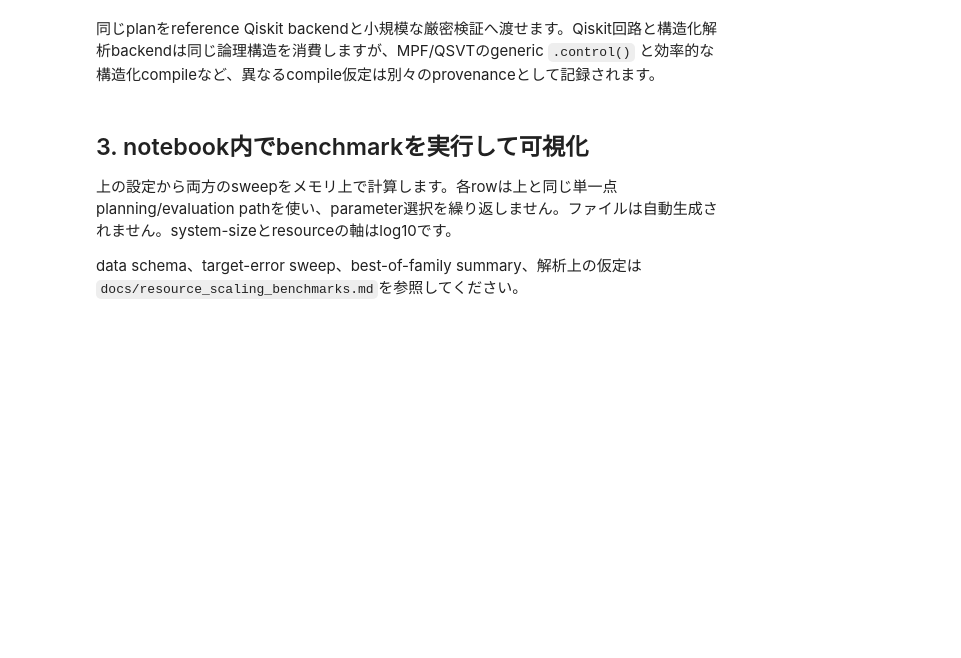
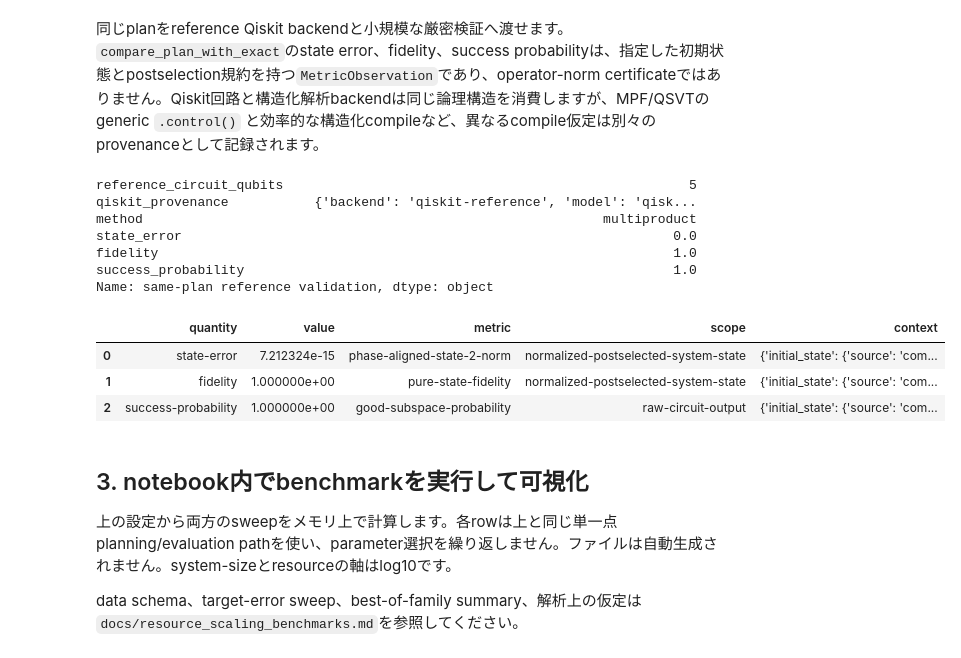
Before and after one commit to xiang-gong3944/001_hamiltonian_simulation, a Jupyter notebook: notebooks/resource_comparison.ipynb, the cells around one changed output. Drawn from its saved outputs; the diff is of its cells as text; code cells hidden in the pictures; blank space fills up the shorter version.

```diff
--- a/notebooks/resource_comparison.ipynb
+++ b/notebooks/resource_comparison.ipynb
@@ -83,14 +130,38 @@ display(pd.Series({
 # %% [markdown]
-同じplanをreference Qiskit backendと小規模な厳密検証へ渡せます。Qiskit回路と構造化解析backendは同じ論理構造を消費しますが、MPF/QSVTのgeneric `.control()` と効率的な構造化compileなど、異なるcompile仮定は別々のprovenanceとして記録されます。
+同じplanをreference Qiskit backendと小規模な厳密検証へ渡せます。`compare_plan_with_exact`のstate error、fidelity、success probabilityは、指定した初期状態とpostselection規約を持つ`MetricObservation`であり、operator-norm certificateではありません。Qiskit回路と構造化解析backendは同じ論理構造を消費しますが、MPF/QSVTのgeneric `.control()` と効率的な構造化compileなど、異なるcompile仮定は別々のprovenanceとして記録されます。
 # %%
 point_circuit = build_simulation_circuit(point_report.plan)
 point_validation = compare_plan_with_exact(point_report.plan)
+point_report = point_report.with_observations(point_validation.observations)
 
 display(pd.Series({
     "reference_circuit_qubits": point_circuit.num_qubits,
     "qiskit_provenance": point_circuit.metadata["resource_provenance"],
     **point_validation,
 }, name="same-plan reference validation"))
+
+display(pd.DataFrame([
+    {
+        "quantity": observation.quantity,
+        "value": observation.value,
+        "metric": observation.metric,
+        "scope": observation.scope,
+        "context": asdict(observation.context),
+    }
+    for observation in point_report.error_analysis.observations
+]))
+# %% [output]
+reference_circuit_qubits                                                    5
+qiskit_provenance           {'backend': 'qiskit-reference', 'model': 'qisk...
+method                                                           multiproduct
+state_error                                                               0.0
+fidelity                                                                  1.0
+success_probability                                                       1.0
+Name: same-plan reference validation, dtype: object
+|  | quantity | value | metric | scope | context |
+| 0 | state-error | 7.212324e-15 | phase-aligned-state-2-norm | normalized-postselected-system-state | {'initial_state': {'source': 'com... |
+| 1 | fidelity | 1.000000e+00 | pure-state-fidelity | normalized-postselected-system-state | {'initial_state': {'source': 'com... |
+| 2 | success-probability | 1.000000e+00 | good-subspace-probability | raw-circuit-output | {'initial_state': {'source': 'com... |
 # %% [markdown]
 ## 3. notebook内でbenchmarkを実行して可視化
 
```
Also changed, not shown: parts of 11 cells of this notebook, 1 other file.
